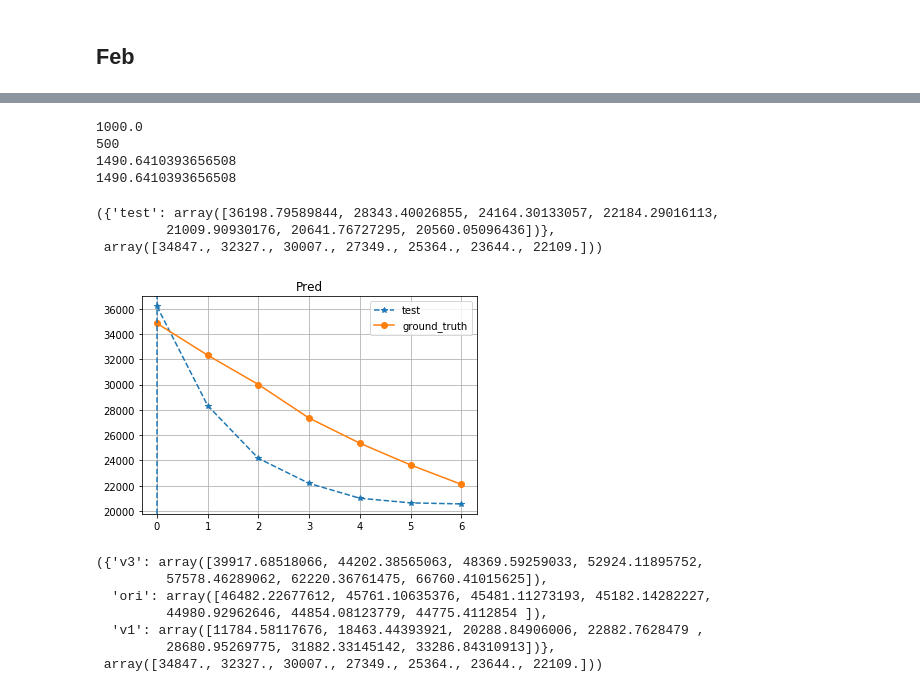
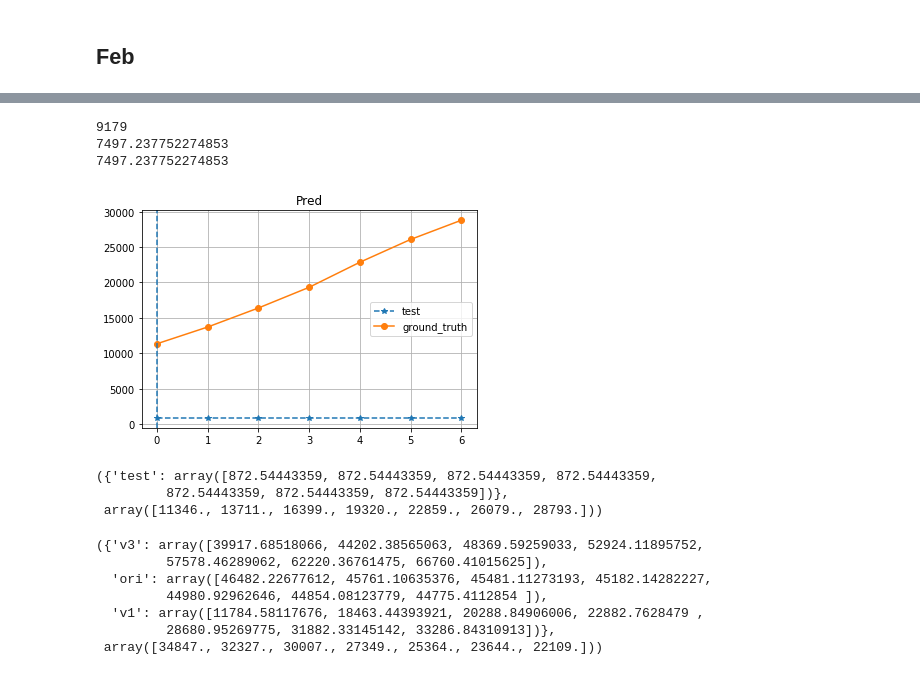
Before and after one commit to wtding1998/RNN_nCov, a Jupyter notebook: disease_analysis.ipynb, the cells around one changed output, grey strips where cells are left out. Drawn from its saved outputs; the diff is of its cells as text; code cells hidden in the pictures.

```diff
--- a/disease_analysis.ipynb
+++ b/disease_analysis.ipynb
@@ -463,22 +468,21 @@ feb_df.loc[feb_df['nt_train'] == 29]
 # %%
-path = 'D:/Jupyter_Documents/ML-code/research_code/output_result/feb'
-exp_name = 'ori-stnn_05-06-00-18-12_1722'
+path = 'D:/Jupyter_Documents/ML-code/research_code/output/jar'
+exp_name = 'keras-rnn_05-07-17-06-09_6044'
 exp_dir = {'test': exp_name}
 exp = result.Exp(exp_name, path)
-print(exp.config['mintest'])
+# print(exp.config['mintest'])
 # print(exp.config['minepoch'])
 print(exp.config['manualSeed'])
 print(exp.pred_loss())
-result.plot_pred_by_dir(exp_dir, path, train=False)
+result.plot_pred_by_dir(exp_dir, path, train=False, increase=False)
 # %% [output]
-1000.0
-500
-1490.6410393656508
-1490.6410393656508
+9179
+7497.237752274853
+7497.237752274853
+[figure, new version]
-({'test': array([36198.79589844, 28343.40026855, 24164.30133057, 22184.29016113,
-         21009.90930176, 20641.76727295, 20560.05096436])},
- array([34847., 32327., 30007., 27349., 25364., 23644., 22109.]))
+({'test': array([872.54443359, 872.54443359, 872.54443359, 872.54443359,
+         872.54443359, 872.54443359, 872.54443359])},
+ array([11346., 13711., 16399., 19320., 22859., 26079., 28793.]))
-[figure, old version]
 # %%
 model_df = result.sorted_by_loss(feb_df, value='sum_loss')
 exp_dir = result.get_exp_name(model_df)
```
Also changed, not shown: parts of 1 cell of this notebook, 2 other files.
